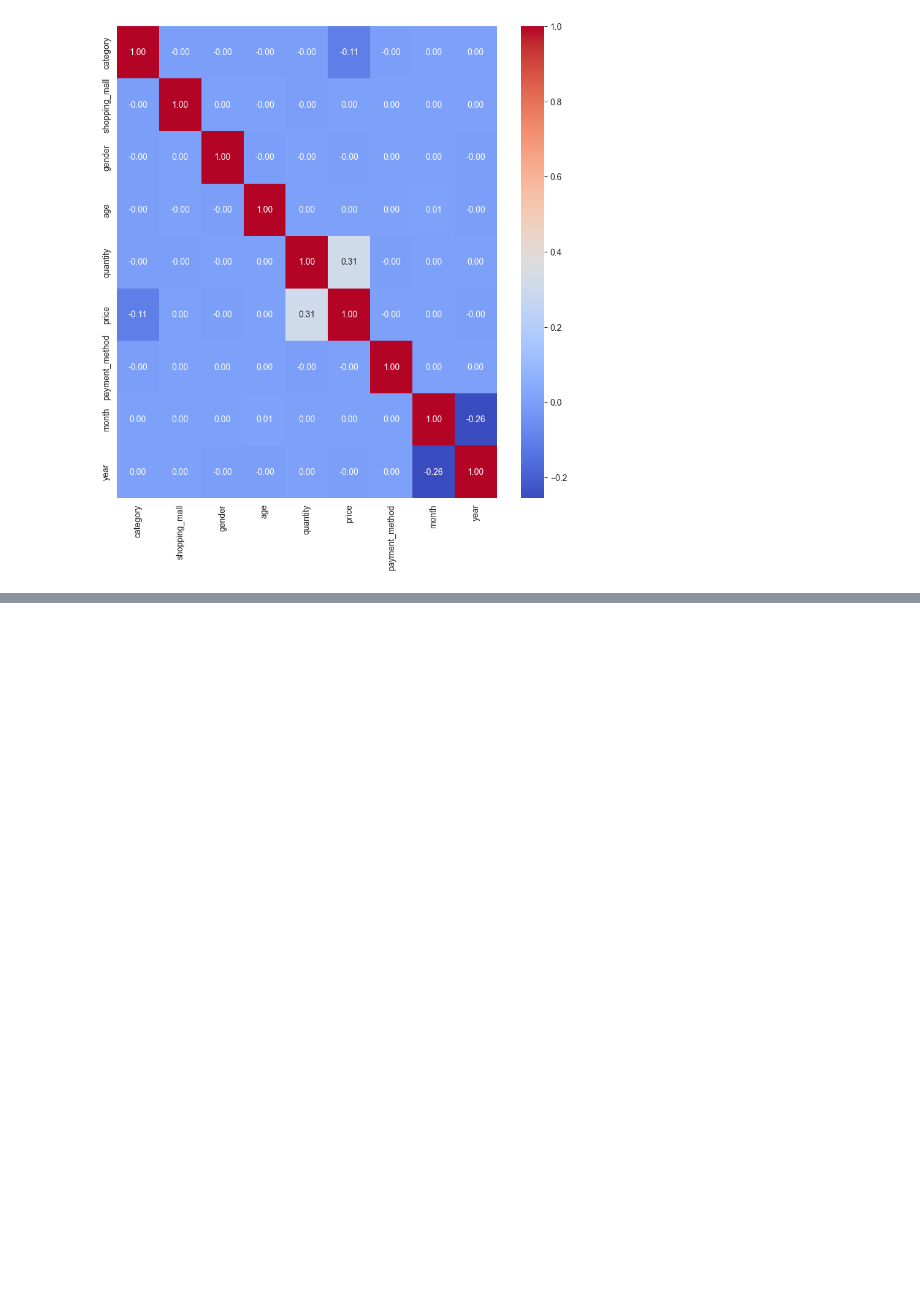
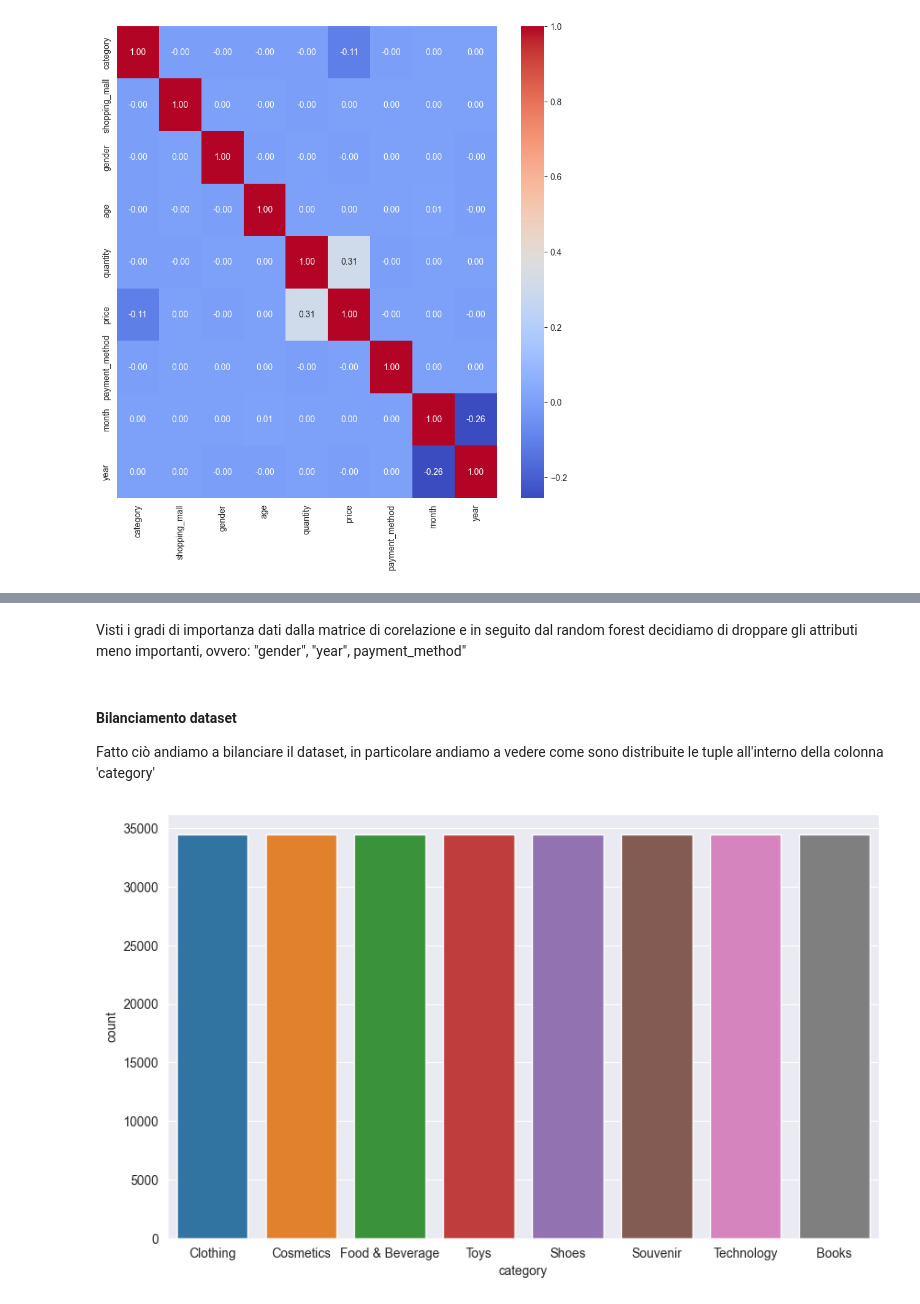
Before and after one commit to pasquale9197/Rainfall-prediction-in-Australia-a-Data-Mining-project, a Jupyter notebook: CustomerShopping progettoDataMining.ipynb, the cells around one changed output, grey strips where cells are left out. Saved outputs shown, nothing was run; the diff lists cells and outputs as text; code cells hidden in the pictures; blank space fills up the shorter version.

```diff
--- a/CustomerShopping progettoDataMining.ipynb
+++ b/CustomerShopping progettoDataMining.ipynb
@@ -470,0 +474,24 @@ plt.show()
+# %% [markdown]
+Visti i gradi di importanza dati dalla matrice di corelazione e in seguito dal random forest decidiamo di droppare gli attributi meno importanti, ovvero: "gender", "year", payment_method"
+# %%
+df_final = df_encoded.drop(columns=['payment_method', 'year', 'gender'], axis=1)
+
+df_final.to_csv('df_final.csv', index=False)
+# %% [markdown]
+#### Bilanciamento dataset
+Fatto ciò andiamo a bilanciare il dataset, in particolare andiamo a vedere come sono distribuite le tuple all'interno della colonna 'category'
+# %%
+dfBalanced = df_final.copy()
+x = dfBalanced.drop('category', axis=1)
+y = dfBalanced['category']
+
+oversampler = RandomOverSampler()
+x_oversampled, y_oversampled = oversampler.fit_resample(x,y)
+
+oversampled_df = pd.concat([x_oversampled,y_oversampled], axis=1)
+
+plt.figure(figsize=(10,6))
+ax = sb.countplot(x=oversampled_df['category'])
+ax = ax.set_xticklabels(['Clothing', 'Cosmetics', 'Food & Beverage', 'Toys', 'Shoes', 'Souvenir', 'Technology', 'Books'])
+# %% [output]
+[figure, added]
```
Also changed, not shown: parts of 27 cells of this notebook, 2 other files.
